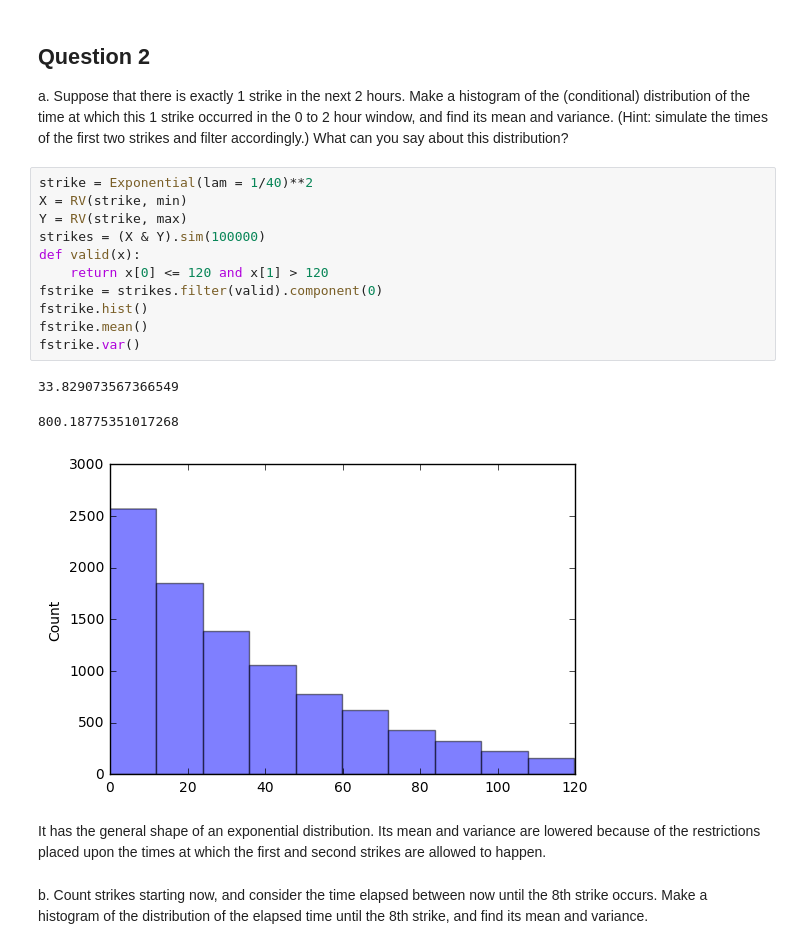
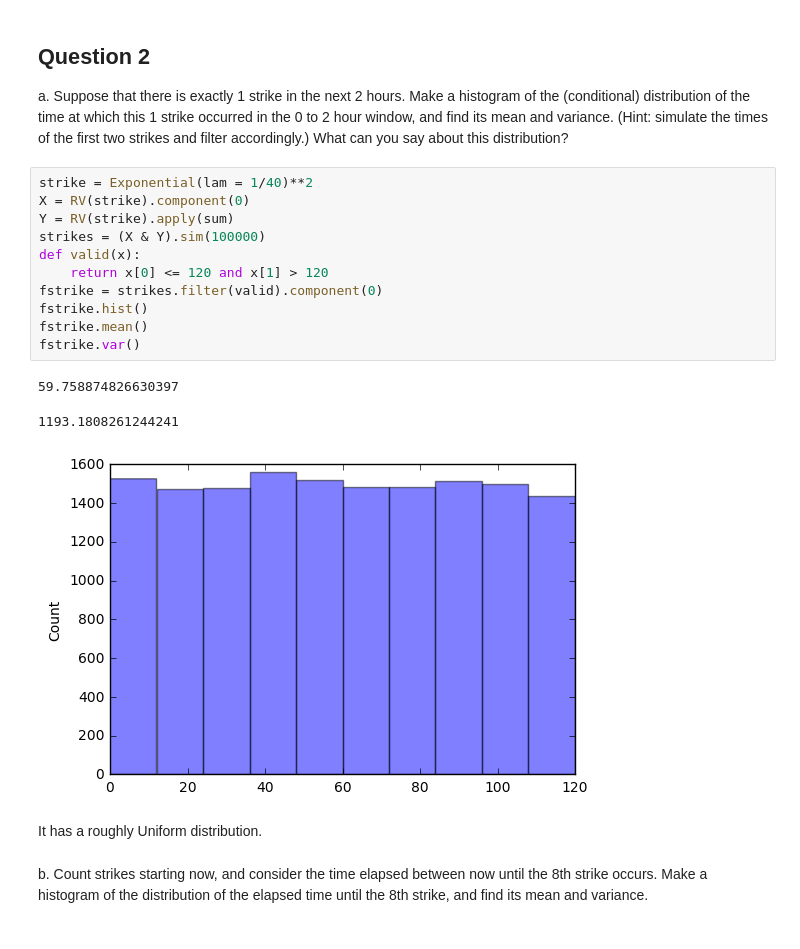
Before and after one commit to kmasakura/STAT350Lab2, a Jupyter notebook: Stat350_Lab2.ipynb, the cells around one changed output. Cells and saved outputs as stored; diff of their text form.

```diff
--- a/Stat350_Lab2.ipynb
+++ b/Stat350_Lab2.ipynb
@@ -143,20 +139,20 @@ Through the three models, we observed simmilar distributions. They all have simm
 a. Suppose that there is exactly 1 strike in the next 2 hours.  Make a histogram of the (conditional) distribution of the time at which this 1 strike occurred in the 0 to 2 hour window, and find its mean and variance.  (Hint: simulate the times of the first two strikes and filter accordingly.)  What can you say about this distribution?
 # %%
 strike = Exponential(lam = 1/40)**2
-X = RV(strike, min)
-Y = RV(strike, max)
+X = RV(strike).component(0)
+Y = RV(strike).apply(sum)
 strikes = (X & Y).sim(100000)
 def valid(x):
     return x[0] <= 120 and x[1] > 120
 fstrike = strikes.filter(valid).component(0)
 fstrike.hist()
 fstrike.mean()
 fstrike.var()
 # %% [output]
-33.829073567366549
+59.758874826630397
-800.18775351017268
+1193.1808261244241
-[figure, old version]
+[figure, new version]
-# %% [markdown]
-It has the general shape of an exponential distribution. Its mean and variance are lowered because of the restrictions placed upon the times at which the first and second strikes are allowed to happen.
+# %% [markdown]
+It has a roughly Uniform distribution.
 # %% [markdown]
 b. Count strikes starting now, and consider the time elapsed between now until the 8th strike occurs.  Make a histogram of the distribution of the elapsed time until the 8th strike, and find its mean and variance.
```
Also changed, not shown: parts of 12 cells of this notebook.
